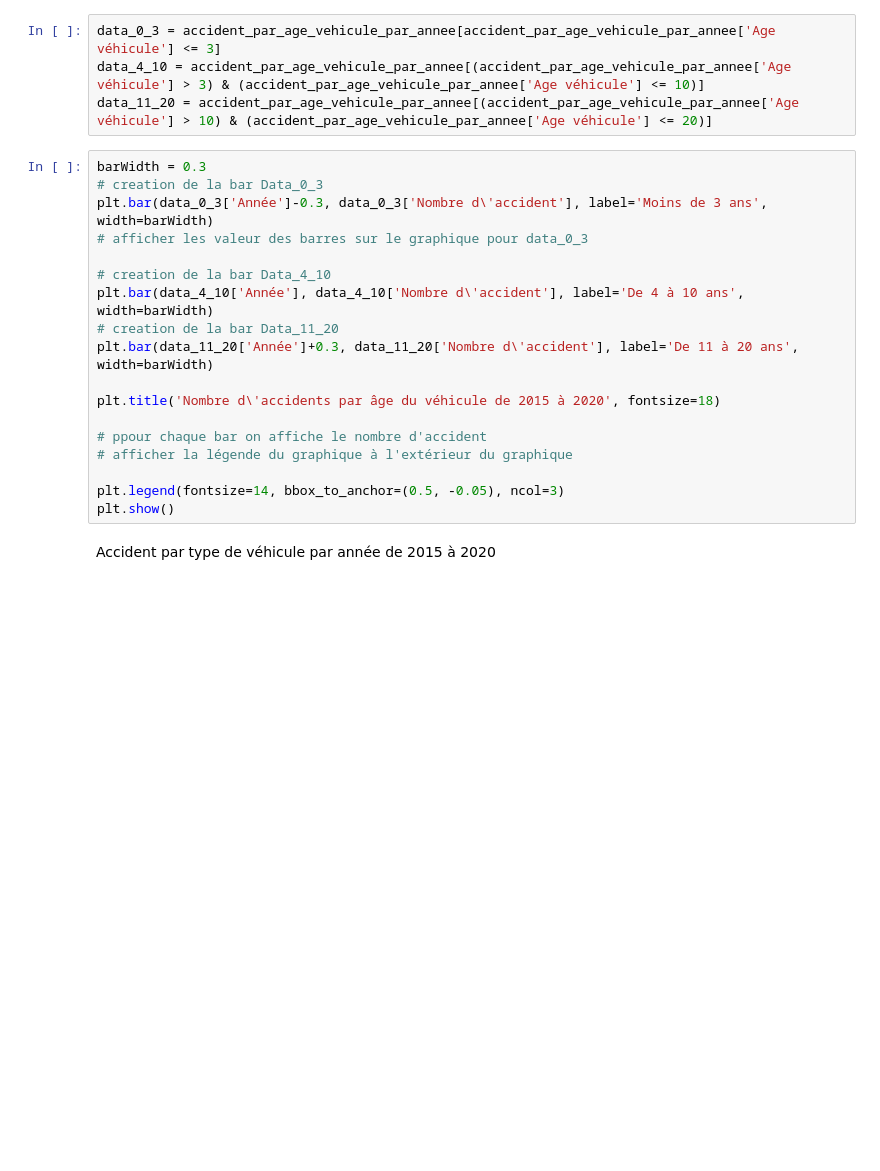
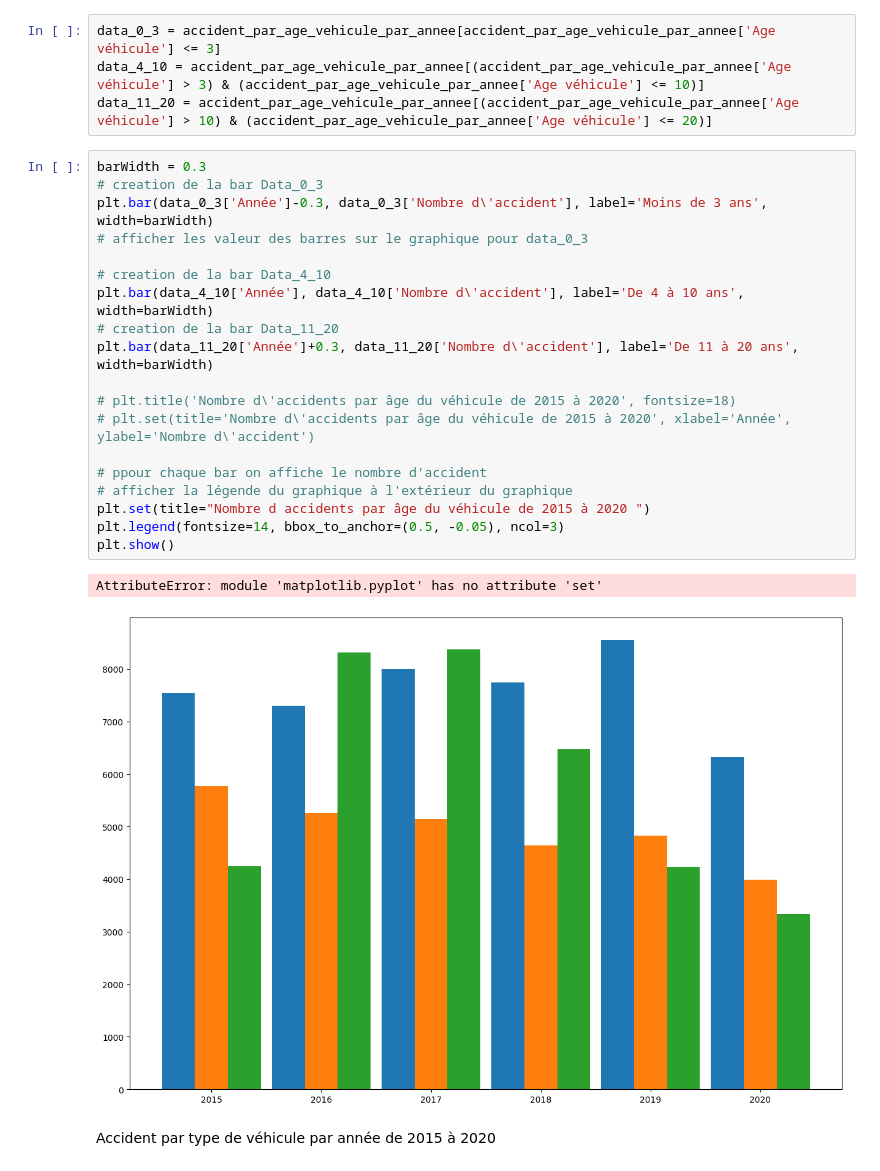
Before and after one commit to SandRatiaray/openData, a Jupyter notebook: BDD_des_accidents_corporel_de_2015_à_2020.ipynb, the cells around one changed output. Cells and saved outputs as stored; diff of their text form; blank space fills up the shorter version.

```diff
--- a/BDD_des_accidents_corporel_de_2015_à_2020.ipynb
+++ b/BDD_des_accidents_corporel_de_2015_à_2020.ipynb
@@ -58,21 +90,25 @@ data_11_20 = accident_par_age_vehicule_par_annee[(accident_par_age_vehicule_par_
 # %%
 barWidth = 0.3
 # creation de la bar Data_0_3
 plt.bar(data_0_3['Année']-0.3, data_0_3['Nombre d\'accident'], label='Moins de 3 ans', width=barWidth)
 # afficher les valeur des barres sur le graphique pour data_0_3
 
 # creation de la bar Data_4_10
 plt.bar(data_4_10['Année'], data_4_10['Nombre d\'accident'], label='De 4 à 10 ans', width=barWidth)
 # creation de la bar Data_11_20
 plt.bar(data_11_20['Année']+0.3, data_11_20['Nombre d\'accident'], label='De 11 à 20 ans', width=barWidth)
 
-plt.title('Nombre d\'accidents par âge du véhicule de 2015 à 2020', fontsize=18)
+# plt.title('Nombre d\'accidents par âge du véhicule de 2015 à 2020', fontsize=18)
+# plt.set(title='Nombre d\'accidents par âge du véhicule de 2015 à 2020', xlabel='Année', ylabel='Nombre d\'accident')
 
 # ppour chaque bar on affiche le nombre d'accident
 # afficher la légende du graphique à l'extérieur du graphique
-
+plt.set(title="Nombre d accidents par âge du véhicule de 2015 à 2020 ")
 plt.legend(fontsize=14, bbox_to_anchor=(0.5, -0.05), ncol=3)
 plt.show()
+# %% [output]
+AttributeError: module 'matplotlib.pyplot' has no attribute 'set'
+[figure, added]
 # %% [markdown]
 Accident par type de véhicule par année de 2015 à 2020
 # %%
```
Also changed, not shown: parts of 8 cells of this notebook, 2 other files.
